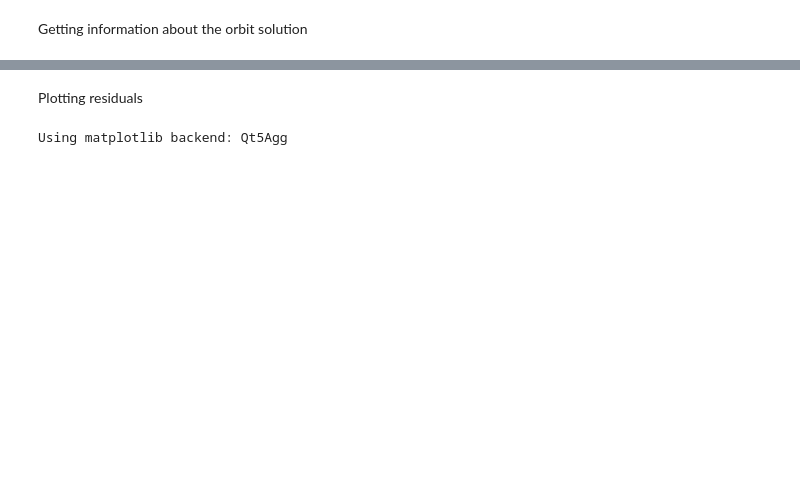
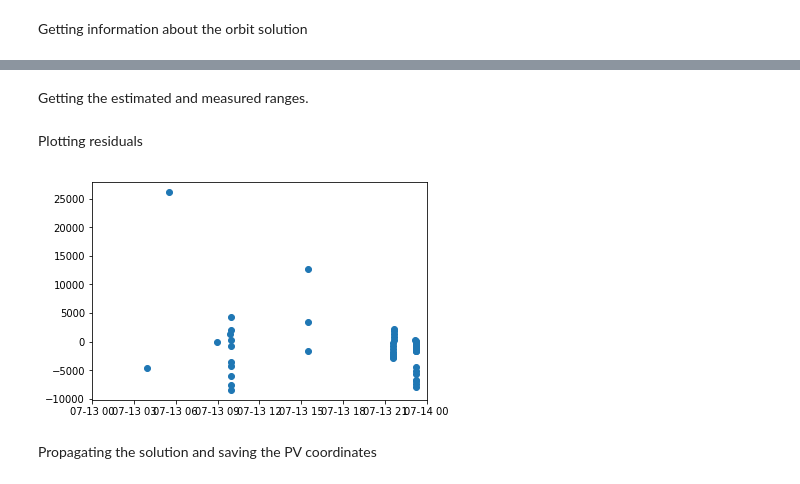
Before and after one commit to GorgiAstro/laser-orbit-determination, a Jupyter notebook: 02-orbit-determination-example.ipynb, the cells around one changed output, grey strips where cells are left out. Drawn from its saved outputs; the diff is of its cells as text; code cells hidden in the pictures; blank space fills up the shorter version.

Commit message:
First working OD
Residuals are high because the propagation model is very basic

```diff
--- a/02-orbit-determination-example.ipynb
+++ b/02-orbit-determination-example.ipynb
@@ -189,7 +191,7 @@ Observation Id: 1695114  -  Station: 78403501  -  Date: 2018-07-13 23:14:30
 # %% [markdown]
 Downloading the list of observations.
 # %%
-from orekit.pyhelpers import datetime_to_absolutedate
+from orekit.pyhelpers import *
 from org.orekit.estimation.measurements import Range
 
 dl_args = {}
@@ -198,8 +200,8 @@ dl_args['password'] = password_edc
 dl_args['action'] = 'data-download'
 dl_args['data_type'] = 'NPT'
 
-import pandas as pd
-rangeSeries = pd.Series()
+#import pandas as pd
+#rangeSeries = pd.Series()
 
 for dataset in datasetList:
     dl_args['id'] = dataset['id']
@@ -248,7 +250,7 @@ for dataset in datasetList:
             bounceTime = transmitTime + timedelta(seconds=timeOfFlight/2)
             receiveTime = bounceTime + timedelta(seconds=timeOfFlight/2)
 
-            rangeSeries[receiveTime] = r
+            #rangeSeries[receiveTime] = r
 
             print('Transmit time: {}, receive time: {}'.format(transmitTime, receiveTime))
             print('Time of flight: {} milliseconds, satellite range: {} kilometers'.format(timeOfFlight*1000, r/1000))
@@ -371,9 +312,39 @@ while date_current.compareTo(date_end):
+# %% [markdown]
+Getting the estimated and measured ranges.
+# %%
+propagatorParameters   = estimator.getPropagatorParametersDrivers(True)
+measurementsParameters = estimator.getMeasurementsParametersDrivers(True)
+
+lastEstimations = estimator.getLastEstimations()
+valueSet = lastEstimations.values()
+estimatedMeasurements = valueSet.toArray()
+keySet = lastEstimations.keySet()
+realMeasurements = keySet.toArray()
+
+from org.orekit.estimation.measurements import EstimatedMeasurement
+from org.orekit.estimation.measurements import Range
+
+import pandas as pd
+observedRangeSeries = pd.Series()
+estimatedRangeSeries = pd.Series()
+
+for estMeas in estimatedMeasurements:
+    estMeas = EstimatedMeasurement.cast_(estMeas)
+    observedValue = estMeas.getObservedValue()
+    estimatedValue = estMeas.getEstimatedValue()
+    pyDateTime = absolutedate_to_datetime(estMeas.date)
+    observedRangeSeries[pyDateTime] = observedValue[0]
+    estimatedRangeSeries[pyDateTime] = estimatedValue[0]
 # %% [markdown]
 Plotting residuals
 # %%
-%matplotlib
+%matplotlib inline
+residuals = observedRangeSeries - estimatedRangeSeries
 import matplotlib.pyplot as plt
-plt.scatter(rangeSeries.index, rangeSeries)
+plt.scatter(residuals.index, residuals)
+plt.xlim(startCollectionDate, odDate)
 plt.show()
 # %% [output]
-Using matplotlib backend: Qt5Agg
+[figure, added]
+# %% [markdown]
+Propagating the solution and saving the PV coordinates
```
Also changed, not shown: parts of 9 cells of this notebook, 3 other files.
